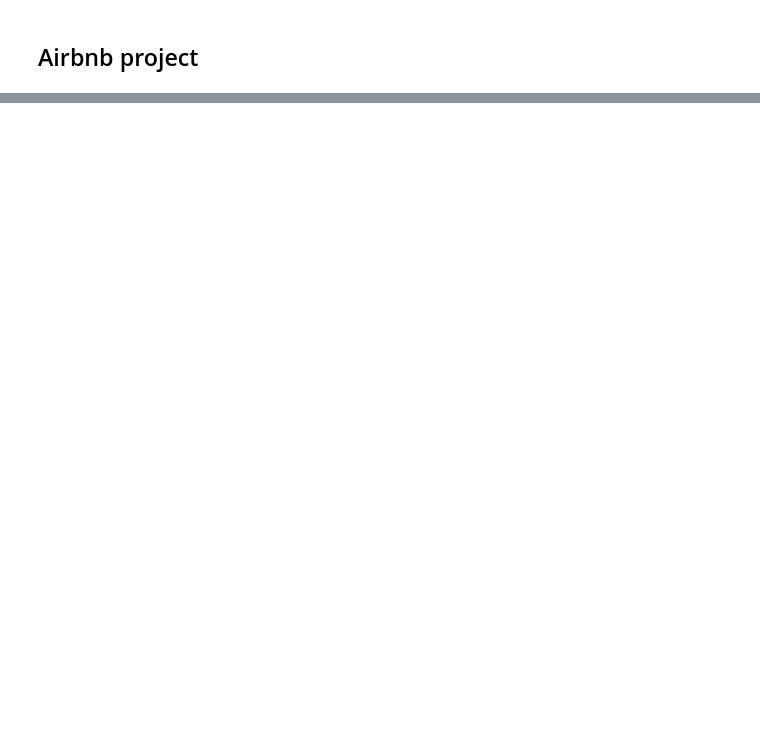
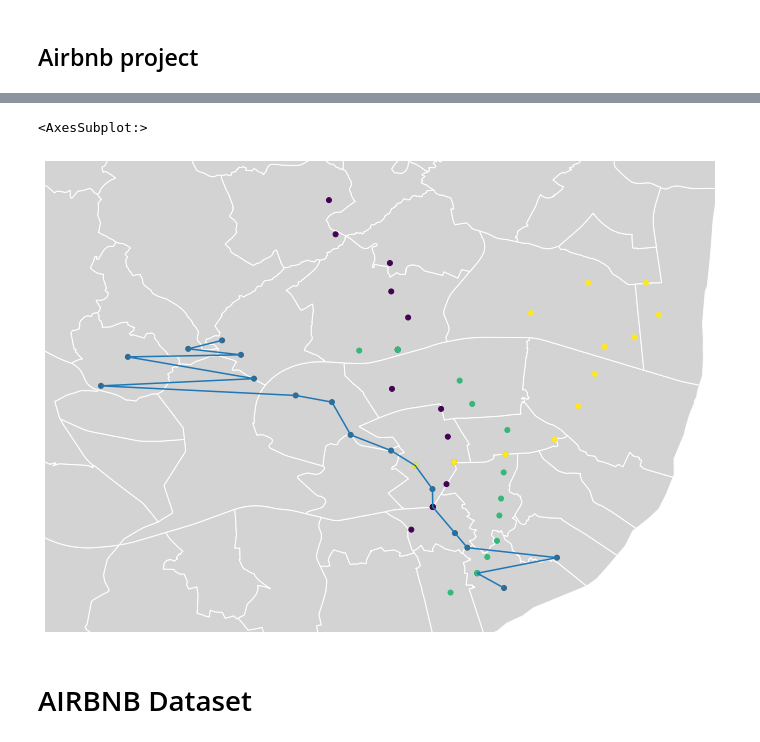
Before and after one commit to AlessandroTorella/Airbnb_project, a Jupyter notebook: Project.ipynb, the cells around one changed output, grey strips where cells are left out. Cells and saved outputs as stored; diff of their text form; code cells hidden in the pictures; blank space fills up the shorter version.

```diff
--- a/Project.ipynb
+++ b/Project.ipynb
@@ -41,0 +18,15 @@ metro.head()
+# %%
+df2 = metro.copy()
+for i in range(len(df2)):
+    if not '/' in df2['LINHA'][i]:
+        df2.drop([i], axis=0, inplace=True)
+df2 = df2.reset_index()
+# %%
+for i in range(len(metro)):
+    if '/' in  metro['LINHA'][i]:
+        metro['LINHA'][i] = metro['LINHA'][i].split('/')[0]
+
+for j in range(len(df2)):
+    df2['LINHA'][j] = df2['LINHA'][j].split('/')[1]
+
+metro = pd.concat([metro, df2])
@@ -42,3 +42,5 @@ metro.head()
+# %%
+metro = pd.concat([metro, df2])
 # %%
 colors = {'Verde': 'green',
           'Azul': 'blue',
@@ -53,3 +55,17 @@ colors = {'Verde': 'green',
          }
 # %%
 metro['color_eng'] = (metro['LINHA']).map(colors)
+# %%
+yellow = metro[metro.LINHA == 'Amarela'].reset_index()
+blue = metro[metro.LINHA == 'Azul'].reset_index()
+green = metro[metro.LINHA == 'Verde'].reset_index()
+red = metro[metro.LINHA == 'Vermelha'].reset_index()
+# %%
+ax = geoplot.polyplot(hood, edgecolor='white', facecolor='lightgray', figsize=(12, 15))
+geoplot.pointplot(metro, ax=ax, hue='LINHA')
+gpd.GeoSeries([LineString(blue.geometry)]).plot(ax=ax)
+# %% [output]
+<AxesSubplot:>
+[figure, added]
+# %% [markdown]
+# AIRBNB Dataset
```
Also changed, not shown: parts of 28 cells of this notebook.
